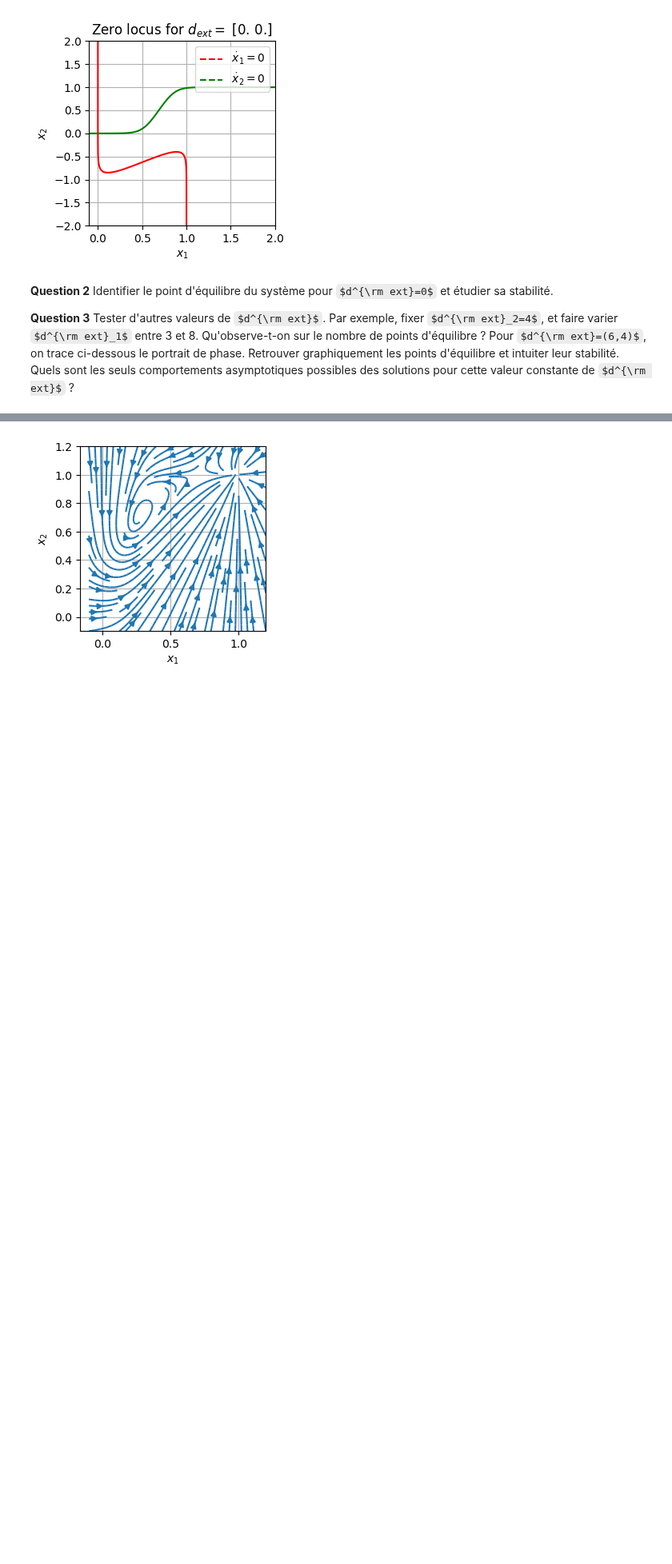
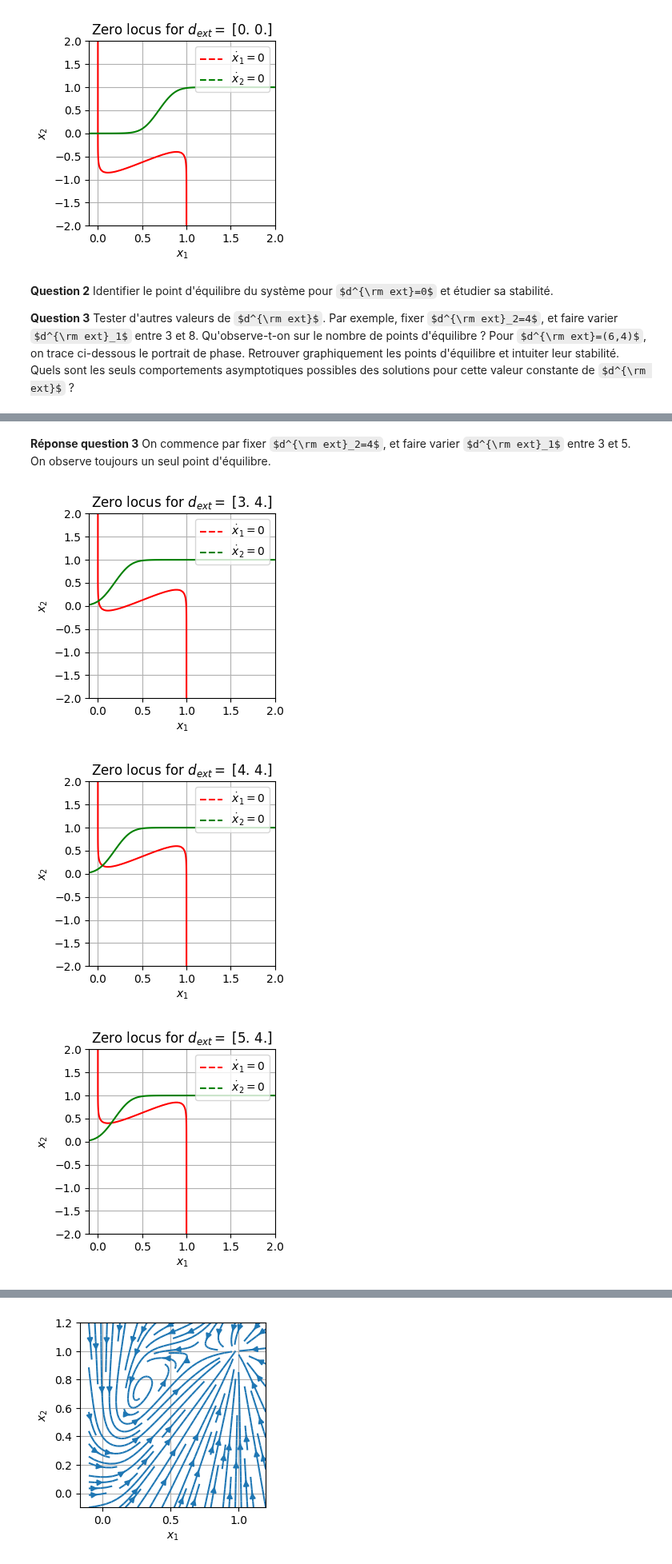
Before and after one commit to JulieBoyer/CotteBoyer, a Jupyter notebook: Projet_Eq_Diff.ipynb, the cells around one changed output, grey strips where cells are left out. Shown at 80% size. Saved outputs shown, nothing was run; the diff lists cells and outputs as text; code cells hidden in the pictures; some formulas as TeX source; blank space fills up the shorter version.

Commit message:
reponse julie questions 2/3/4/(5)/(6)

```diff
--- a/Projet_Eq_Diff.ipynb
+++ b/Projet_Eq_Diff.ipynb
@@ -113,0 +159,16 @@ plot_zero_locus(d_ext)
+# %% [markdown]
+**Réponse question 3**
+On commence par fixer $d^{\rm ext}_2=4$, et faire varier $d^{\rm ext}_1$ entre 3 et 5. On observe toujours un seul point d'équilibre.
+# %%
+d_ext = np.array([3.0,4.0])
+plot_zero_locus(d_ext)
+
+d_ext = np.array([4.0,4.0])
+plot_zero_locus(d_ext)
+
+d_ext = np.array([5.0,4.0])
+plot_zero_locus(d_ext)
+# %% [output]
+[figure, added]
+[figure, added]
+[figure, added]
```
Also changed, not shown: parts of 13 cells of this notebook.
